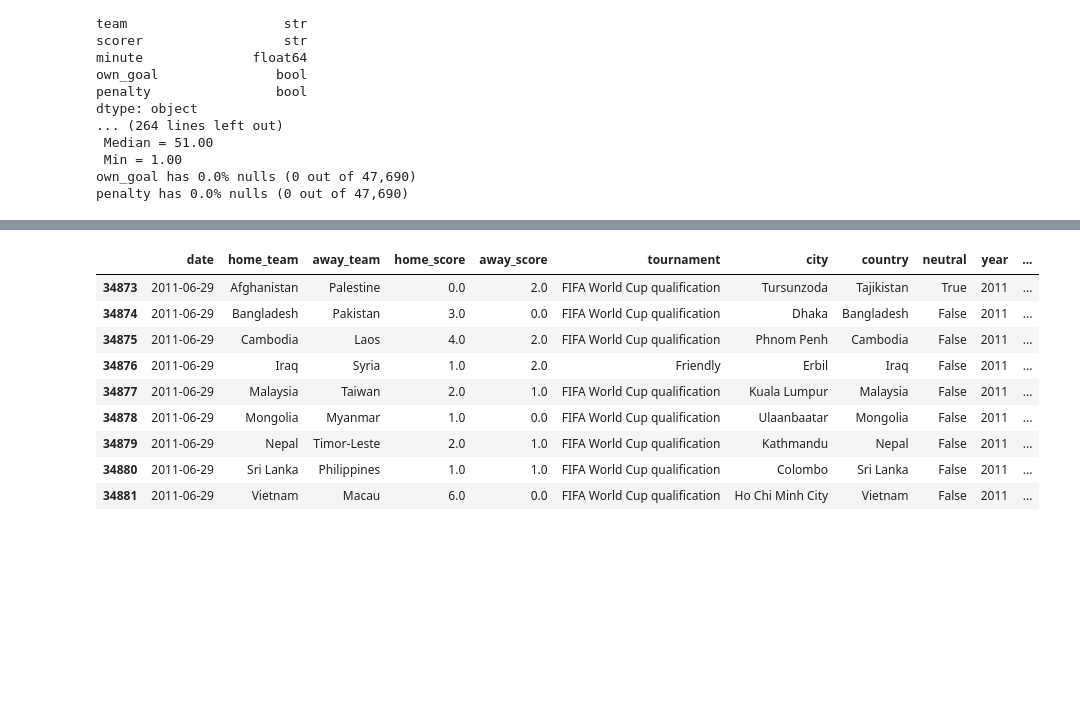
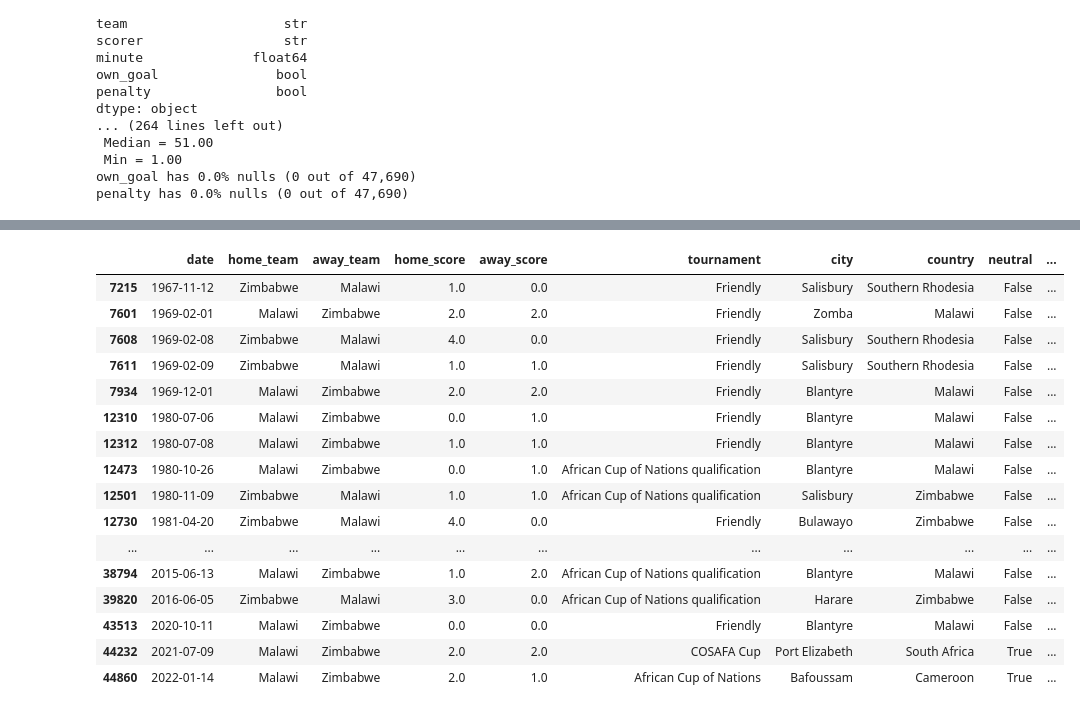
Before and after one commit to e-mccabe/ml_world_cup_predicitor, a Jupyter notebook: notebooks/international_match_data.ipynb, the cells around one changed output, grey strips where cells are left out. Saved outputs shown, nothing was run; the diff lists cells and outputs as text; code cells hidden in the pictures; blank space fills up the shorter version.

```diff
--- a/notebooks/international_match_data.ipynb
+++ b/notebooks/international_match_data.ipynb
@@ -226,0 +219,28 @@ played['shootout_winner'] = played['shootout_id'].map(shootout_dict)
+# %%
+
+
+not_played = results_new[results_new['home_score'].isna()]
+played = results_new[~results_new['home_score'].isna()]
+
+played = played.assign(shootout_id = played[['date','home_team','away_team']].apply(
+    lambda row: '_'.join([str(each) for each in row]), axis = 1
+))
+
+shootouts = shootouts.assign(shootout_id = shootouts[['date','home_team','away_team']].apply(
+    lambda row: '_'.join([str(each) for each in row]), axis = 1
+))
+
+shootouts_ids = list(shootouts['shootout_id'].unique())
+
+shootout_dict = pd.Series(shootouts['winner'].values, index = shootouts['shootout_id']).to_dict()
+
+matches_with_shootouts = played[played['shootout_id'].isin(shootouts_ids)]
+
+matches_with_shootouts = list(matches_with_shootouts['shootout_id'].unique())
+
+print(len(shootouts_ids),len(matches_with_shootouts))
+
+print(set(shootouts_ids)-set(matches_with_shootouts))
+
+
+played['shootout_winner'] = played['shootout_id'].map(shootout_dict)
@@ -324,13 +344,35 @@ played[played['date'] == dt.datetime(2005,11,16)]
 # %%
 #def build_elo_trend_by_team(df,team,base = 1000,runway = 30):
+
+zim_mask = (played['home_team'] == 'Zimbabwe') | ((played['away_team'] == 'Zimbabwe'))
+mal_mask = (played['home_team'] == 'Malawi') | ((played['away_team'] == 'Malawi'))
+
+
+def two_team_filter(df,team_a,team_b):
+
+    team_a_mask = (df['home_team'] == team_a) | ((df['away_team'] == team_a))
+    team_b_mask = (played['home_team'] == team_b) | ((played['away_team'] == team_b))
+
+    df_new = df[team_a_mask & team_b_mask]
+
+    return df_new
+
+played[zim_mask & mal_mask]
 # %% [output]
-|  | date | home_team | away_team | home_score | away_score | tournament | city | country | neutral | year | ... |
-| 34873 | 2011-06-29 | Afghanistan | Palestine | 0.0 | 2.0 | FIFA World Cup qualification | Tursunzoda | Tajikistan | True | 2011 | ... |
-| 34874 | 2011-06-29 | Bangladesh | Pakistan | 3.0 | 0.0 | FIFA World Cup qualification | Dhaka | Bangladesh | False | 2011 | ... |
-| 34875 | 2011-06-29 | Cambodia | Laos | 4.0 | 2.0 | FIFA World Cup qualification | Phnom Penh | Cambodia | False | 2011 | ... |
-| 34876 | 2011-06-29 | Iraq | Syria | 1.0 | 2.0 | Friendly | Erbil | Iraq | False | 2011 | ... |
-| 34877 | 2011-06-29 | Malaysia | Taiwan | 2.0 | 1.0 | FIFA World Cup qualification | Kuala Lumpur | Malaysia | False | 2011 | ... |
-| 34878 | 2011-06-29 | Mongolia | Myanmar | 1.0 | 0.0 | FIFA World Cup qualification | Ulaanbaatar | Mongolia | False | 2011 | ... |
-| 34879 | 2011-06-29 | Nepal | Timor-Leste | 2.0 | 1.0 | FIFA World Cup qualification | Kathmandu | Nepal | False | 2011 | ... |
-| 34880 | 2011-06-29 | Sri Lanka | Philippines | 1.0 | 1.0 | FIFA World Cup qualification | Colombo | Sri Lanka | False | 2011 | ... |
-| 34881 | 2011-06-29 | Vietnam | Macau | 6.0 | 0.0 | FIFA World Cup qualification | Ho Chi Minh City | Vietnam | False | 2011 | ... |
+|  | date | home_team | away_team | home_score | away_score | tournament | city | country | neutral | ... |
+| 7215 | 1967-11-12 | Zimbabwe | Malawi | 1.0 | 0.0 | Friendly | Salisbury | Southern Rhodesia | False | ... |
+| 7601 | 1969-02-01 | Malawi | Zimbabwe | 2.0 | 2.0 | Friendly | Zomba | Malawi | False | ... |
+| 7608 | 1969-02-08 | Zimbabwe | Malawi | 4.0 | 0.0 | Friendly | Salisbury | Southern Rhodesia | False | ... |
+| 7611 | 1969-02-09 | Zimbabwe | Malawi | 1.0 | 1.0 | Friendly | Salisbury | Southern Rhodesia | False | ... |
+| 7934 | 1969-12-01 | Malawi | Zimbabwe | 2.0 | 2.0 | Friendly | Blantyre | Malawi | False | ... |
+| 12310 | 1980-07-06 | Malawi | Zimbabwe | 0.0 | 1.0 | Friendly | Blantyre | Malawi | False | ... |
+| 12312 | 1980-07-08 | Malawi | Zimbabwe | 1.0 | 1.0 | Friendly | Blantyre | Malawi | False | ... |
+| 12473 | 1980-10-26 | Malawi | Zimbabwe | 0.0 | 1.0 | African Cup of Nations qualification | Blantyre | Malawi | False | ... |
+| 12501 | 1980-11-09 | Zimbabwe | Malawi | 1.0 | 1.0 | African Cup of Nations qualification | Salisbury | Zimbabwe | False | ... |
+| 12730 | 1981-04-20 | Zimbabwe | Malawi | 4.0 | 0.0 | Friendly | Bulawayo | Zimbabwe | False | ... |
+| ... | ... | ... | ... | ... | ... | ... | ... | ... | ... | ... |
+| 38794 | 2015-06-13 | Malawi | Zimbabwe | 1.0 | 2.0 | African Cup of Nations qualification | Blantyre | Malawi | False | ... |
+| 39820 | 2016-06-05 | Zimbabwe | Malawi | 3.0 | 0.0 | African Cup of Nations qualification | Harare | Zimbabwe | False | ... |
+| 43513 | 2020-10-11 | Malawi | Zimbabwe | 0.0 | 0.0 | Friendly | Blantyre | Malawi | False | ... |
+| 44232 | 2021-07-09 | Malawi | Zimbabwe | 2.0 | 2.0 | COSAFA Cup | Port Elizabeth | South Africa | True | ... |
+| 44860 | 2022-01-14 | Malawi | Zimbabwe | 2.0 | 1.0 | African Cup of Nations | Bafoussam | Cameroon | True | ... |
```
Also changed, not shown: parts of 7 cells of this notebook.
